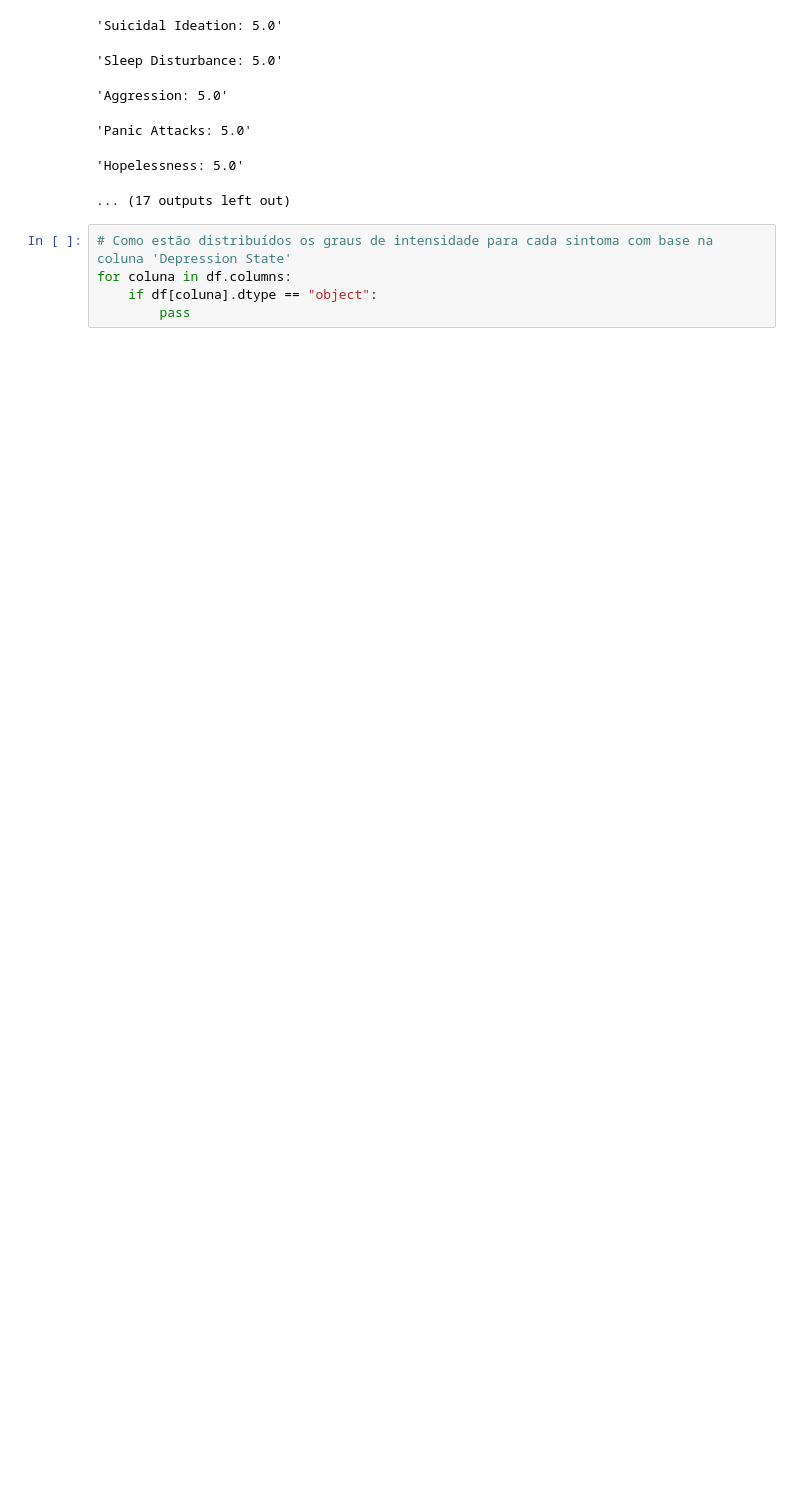
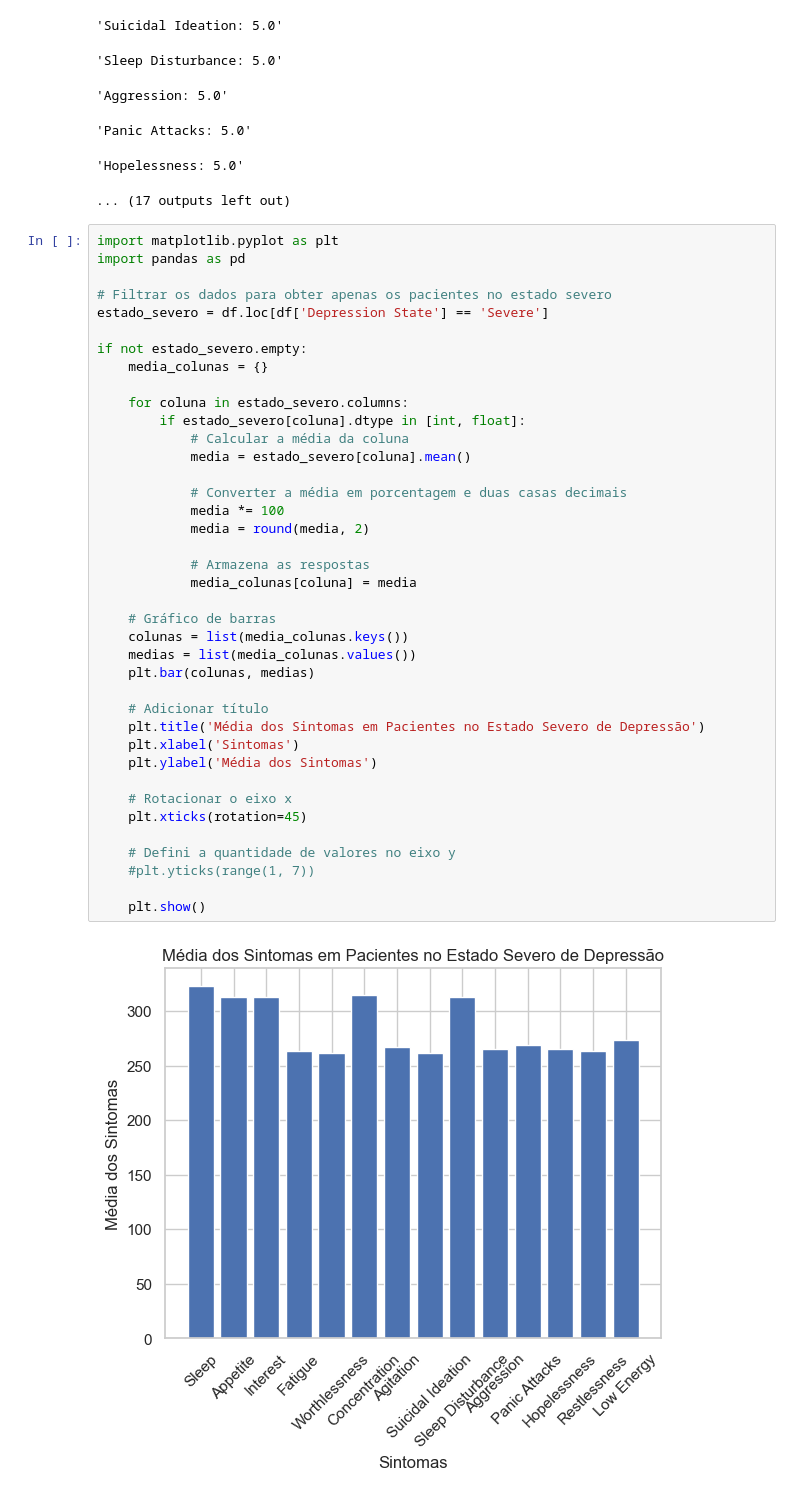
Before and after one commit to Gabrielle-Santiago/Analise-Exploratoria-de-Dados, a Jupyter notebook: tabelas/saude_mental/saude_limpeza_dados.ipynb, the cells around one changed output. Cells and saved outputs as stored; diff of their text form; blank space fills up the shorter version.

Commit message:
Média dos Sintomas em Pacientes no Estado Severo de Depressão

```diff
--- a/tabelas/saude_mental/saude_limpeza_dados.ipynb
+++ b/tabelas/saude_mental/saude_limpeza_dados.ipynb
@@ -119,8 +119,44 @@ for coluna, freq in frequencia.items():
 'Panic Attacks: 5.0'
 'Hopelessness: 5.0'
 ... (17 outputs left out)
-# %%
-# Como estão distribuídos os graus de intensidade para cada sintoma com base na coluna 'Depression State'
-for coluna in df.columns:
-    if df[coluna].dtype == "object":
-        pass
+# %%
+import matplotlib.pyplot as plt
+import pandas as pd
+
+# Filtrar os dados para obter apenas os pacientes no estado severo
+estado_severo = df.loc[df['Depression State'] == 'Severe']
+
+if not estado_severo.empty:
+    media_colunas = {}
+
+    for coluna in estado_severo.columns:
+        if estado_severo[coluna].dtype in [int, float]:
+            # Calcular a média da coluna
+            media = estado_severo[coluna].mean()
+
+            # Converter a média em porcentagem e duas casas decimais
+            media *= 100
+            media = round(media, 2)
+
+            # Armazena as respostas
+            media_colunas[coluna] = media
+
+    # Gráfico de barras
+    colunas = list(media_colunas.keys())
+    medias = list(media_colunas.values())
+    plt.bar(colunas, medias)
+
+    # Adicionar título
+    plt.title('Média dos Sintomas em Pacientes no Estado Severo de Depressão')
+    plt.xlabel('Sintomas')
+    plt.ylabel('Média dos Sintomas')
+
+    # Rotacionar o eixo x
+    plt.xticks(rotation=45)
+
+    # Defini a quantidade de valores no eixo y
+    #plt.yticks(range(1, 7))
+
+    plt.show()
+# %% [output]
+[figure, added]
```
